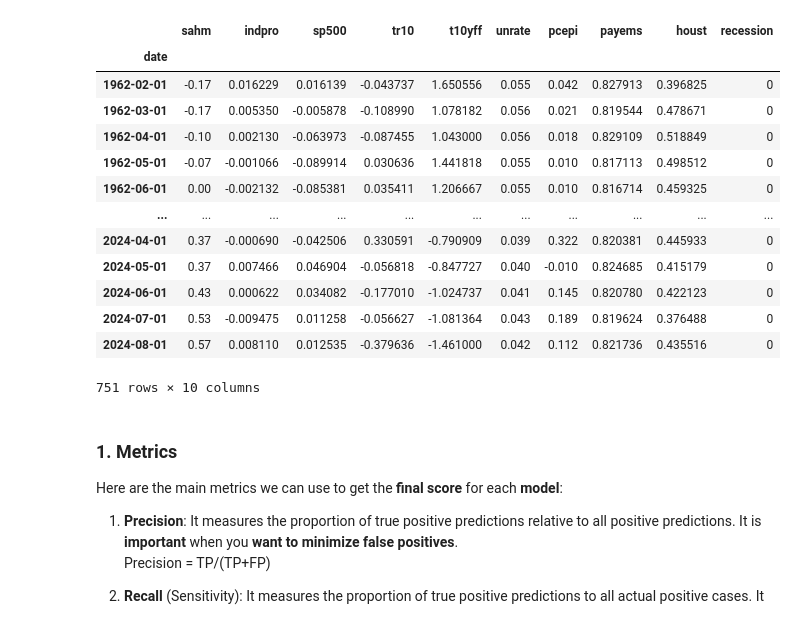
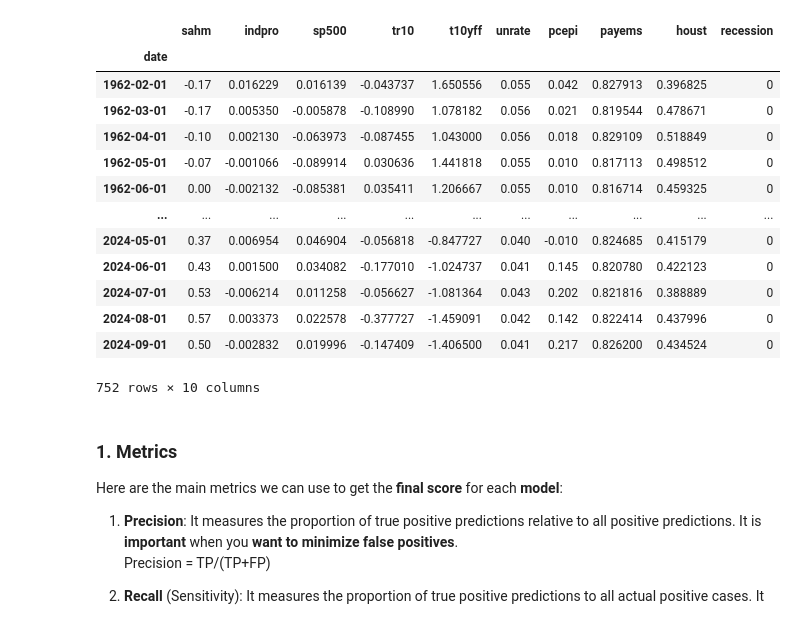
Before and after one commit to Engineer194/Analysis-of-the-US-Economy---Part-2, a Jupyter notebook: modeling_1.ipynb, the cells around one changed output. Saved outputs shown, nothing was run; the diff lists cells and outputs as text; code cells hidden in the pictures.

```diff
--- a/modeling_1.ipynb
+++ b/modeling_1.ipynb
@@ -15,28 +15,28 @@ from sklearn.tree import DecisionTreeClassifier
 # RandomForest
 from sklearn.ensemble import RandomForestClassifier
 # %%
-collected_data = pd.read_csv('data/collected_data.csv') # Read the CSV file
+collected_data = pd.read_csv('data/collected_data.csv', index_col=0) # Read the CSV file
 data = collected_data.copy()
 # Setting column 'date' as index.
 data = data.set_index('date', drop=True)
 del collected_data
 
 data
 # %% [output]
 |  | sahm | indpro | sp500 | tr10 | t10yff | unrate | pcepi | payems | houst | recession |
 | date |  |  |  |  |  |  |  |  |  |  |
 | 1962-02-01 | -0.17 | 0.016229 | 0.016139 | -0.043737 | 1.650556 | 0.055 | 0.042 | 0.827913 | 0.396825 | 0 |
 | 1962-03-01 | -0.17 | 0.005350 | -0.005878 | -0.108990 | 1.078182 | 0.056 | 0.021 | 0.819544 | 0.478671 | 0 |
 | 1962-04-01 | -0.10 | 0.002130 | -0.063973 | -0.087455 | 1.043000 | 0.056 | 0.018 | 0.829109 | 0.518849 | 0 |
 | 1962-05-01 | -0.07 | -0.001066 | -0.089914 | 0.030636 | 1.441818 | 0.055 | 0.010 | 0.817113 | 0.498512 | 0 |
 | 1962-06-01 | 0.00 | -0.002132 | -0.085381 | 0.035411 | 1.206667 | 0.055 | 0.010 | 0.816714 | 0.459325 | 0 |
 | ... | ... | ... | ... | ... | ... | ... | ... | ... | ... | ... |
-| 2024-04-01 | 0.37 | -0.000690 | -0.042506 | 0.330591 | -0.790909 | 0.039 | 0.322 | 0.820381 | 0.445933 | 0 |
-| 2024-05-01 | 0.37 | 0.007466 | 0.046904 | -0.056818 | -0.847727 | 0.040 | -0.010 | 0.824685 | 0.415179 | 0 |
-| 2024-06-01 | 0.43 | 0.000622 | 0.034082 | -0.177010 | -1.024737 | 0.041 | 0.145 | 0.820780 | 0.422123 | 0 |
-| 2024-07-01 | 0.53 | -0.009475 | 0.011258 | -0.056627 | -1.081364 | 0.043 | 0.189 | 0.819624 | 0.376488 | 0 |
-| 2024-08-01 | 0.57 | 0.008110 | 0.012535 | -0.379636 | -1.461000 | 0.042 | 0.112 | 0.821736 | 0.435516 | 0 |
+| 2024-05-01 | 0.37 | 0.006954 | 0.046904 | -0.056818 | -0.847727 | 0.040 | -0.010 | 0.824685 | 0.415179 | 0 |
+| 2024-06-01 | 0.43 | 0.001500 | 0.034082 | -0.177010 | -1.024737 | 0.041 | 0.145 | 0.820780 | 0.422123 | 0 |
+| 2024-07-01 | 0.53 | -0.006214 | 0.011258 | -0.056627 | -1.081364 | 0.043 | 0.202 | 0.821816 | 0.388889 | 0 |
+| 2024-08-01 | 0.57 | 0.003373 | 0.022578 | -0.377727 | -1.459091 | 0.042 | 0.142 | 0.822414 | 0.437996 | 0 |
+| 2024-09-01 | 0.50 | -0.002832 | 0.019996 | -0.147409 | -1.406500 | 0.041 | 0.217 | 0.826200 | 0.434524 | 0 |
-751 rows × 10 columns
+752 rows × 10 columns
 # %%
 # get X and y
 X = data.drop(['recession'], axis=1)
```
Also changed, not shown: parts of 2 cells of this notebook.
